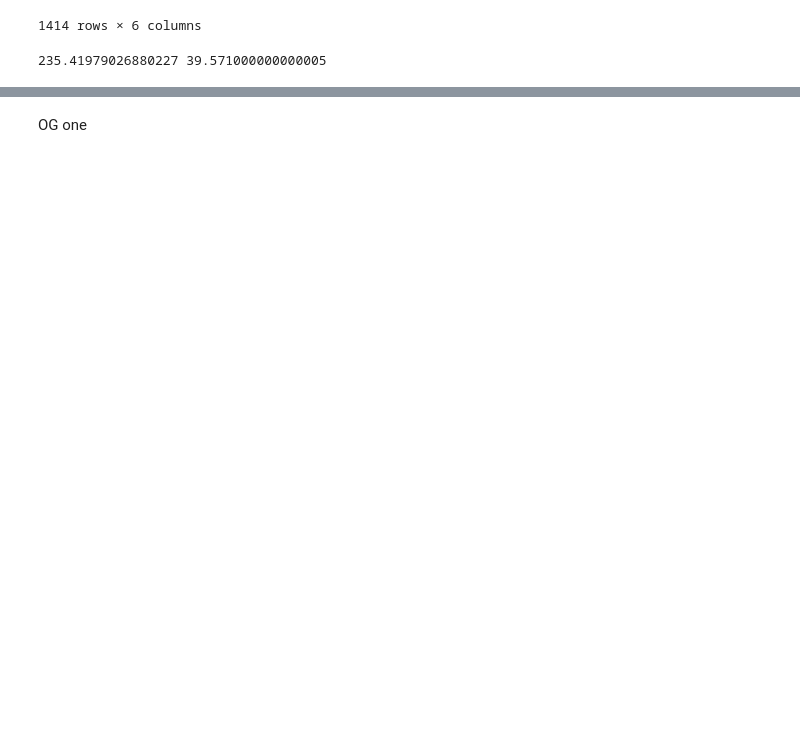
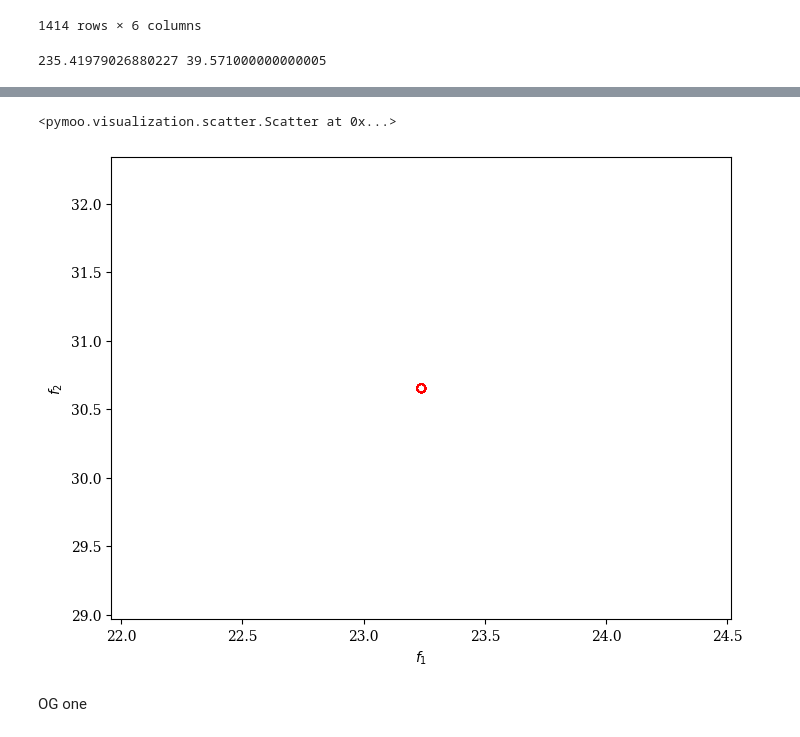
Before and after one commit to tanjoash/tiktok-hackathon, a Jupyter notebook: justin/tiktok_optimisation_model.ipynb, the cells around one changed output, grey strips where cells are left out. Saved outputs shown, nothing was run; the diff lists cells and outputs as text; code cells hidden in the pictures; blank space fills up the shorter version.

Commit message:
NSGA-II

```diff
--- a/justin/tiktok_optimisation_model.ipynb
+++ b/justin/tiktok_optimisation_model.ipynb
@@ -143,7 +136,7 @@ df_matched
 | 1413 | 2258595 | [] | 0.333 | 85868 | 0.0000 | 0.0 |
 1414 rows × 6 columns
 # %%
-def evaluate_objectives(matched_data):
+def calculate_objective_values(matched_data):
     # Calculating the estimated revenue rate and riskiness for each assignment (moderator)
     matched_data['Estimated Revenue Rate'] = (matched_data['Accuracy'] * matched_data['Total Avg Ad Revenue']) / matched_data['Handling Time']
     matched_data['Estimated Riskiness'] = (1 - matched_data['Accuracy']) * matched_data['Total Punish Num']
@@ -154,7 +147,7 @@ def evaluate_objectives(matched_data):
 
     return total_estimated_revenue_rate, total_estimated_riskiness
 # %%
-total_estimated_revenue_rate, total_estimated_riskiness = evaluate_objectives(df_matched)
+total_estimated_revenue_rate, total_estimated_riskiness = calculate_objective_values(df_matched)
 print(total_estimated_revenue_rate, total_estimated_riskiness)
 # %% [output]
 235.41979026880227 39.571000000000005
@@ -160,0 +197,10 @@ print(total_estimated_revenue_rate, total_estimated_riskiness)
+# %%
+# Intialising an instance of the problem
+
+problem = AdModerationOptimizationProblem(ad_data=df_ads,
+                                          mod_data_clean=df_moderator_clean,
+                                          mod_data_anomaly=df_moderator_anomaly,
+                                          calculate_objective_values=calculate_objective_values)
+
+# Defining the algorithm
+algorithm = NSGA2(pop_size=50)
@@ -160,0 +209,7 @@ print(total_estimated_revenue_rate, total_estimated_riskiness)
+# %%
+res = minimize(problem,
+               algorithm,
+               ('n_gen', 10),
+               seed=1,
+               save_history=True,
+               verbose=True)
@@ -161,3 +230,11 @@ print(total_estimated_revenue_rate, total_estimated_riskiness)
+# %%
+plot = Scatter()
+plot.add(problem.pareto_front(), plot_type="line", color="black", alpha=0.7)
+plot.add(res.F, facecolor="none", edgecolor="red")
+plot.show()
+# %% [output]
+<pymoo.visualization.scatter.Scatter at 0x...>
+[figure, added]
 # %% [markdown]
 OG one
 # %%
```
Also changed, not shown: parts of 7 cells of this notebook.
